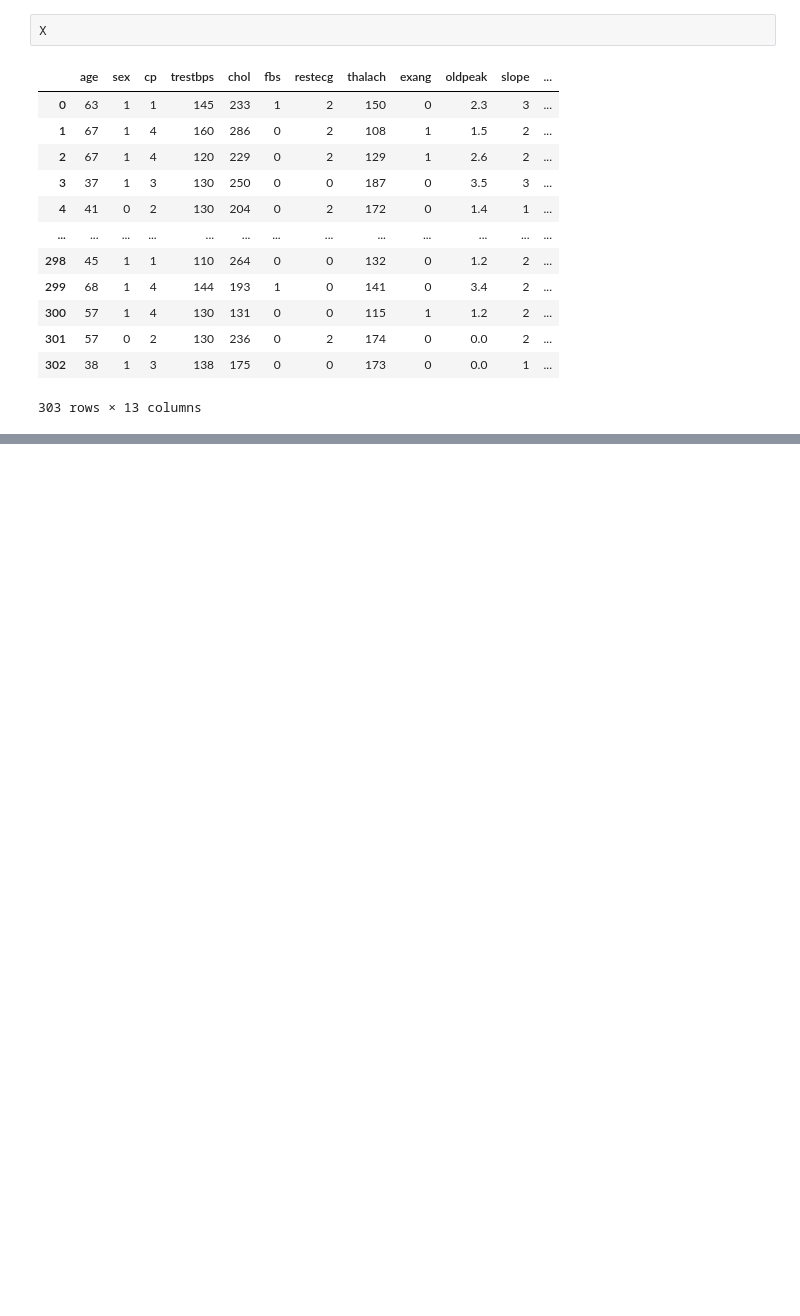
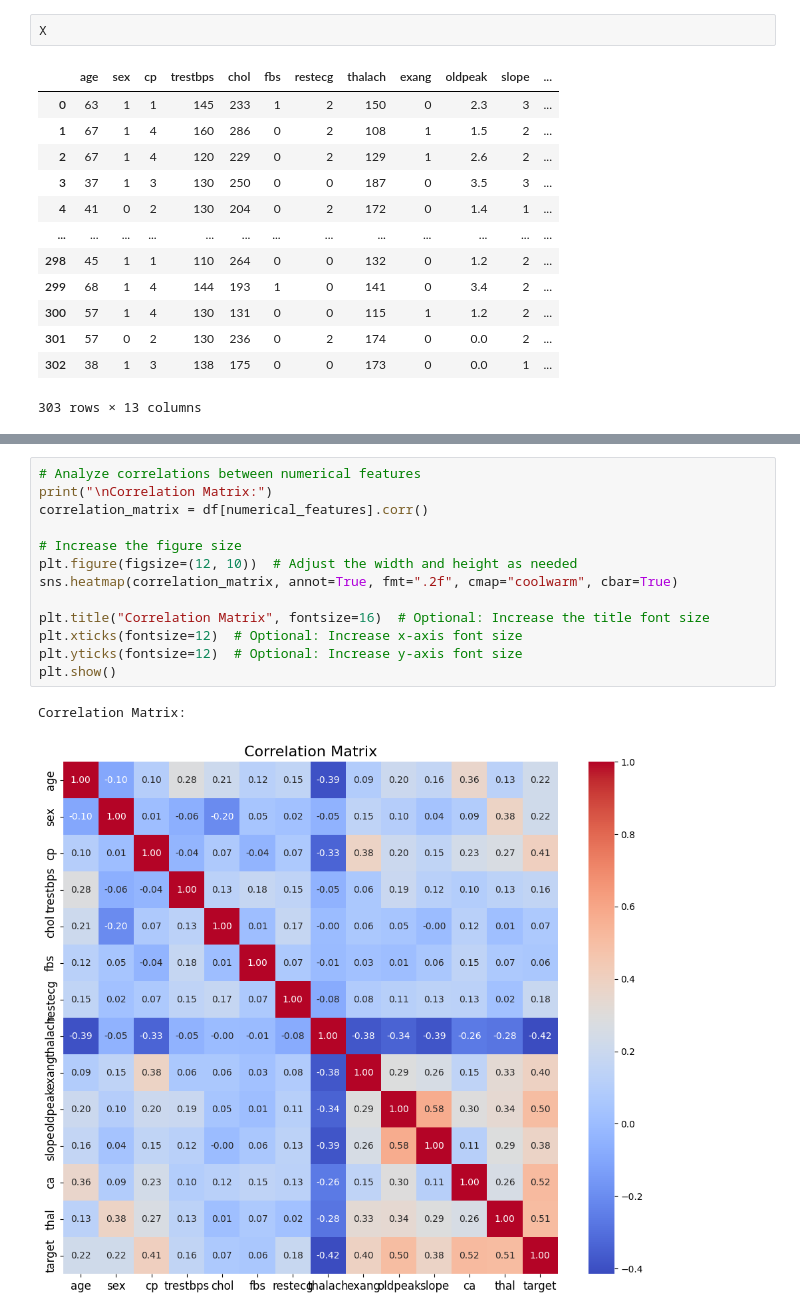
Before and after one commit to Shinkai-nm/data_mining_project1, a Jupyter notebook: Model Experiment /Raw Data/data_downloader.ipynb, the cells around one changed output, grey strips where cells are left out. Drawn from its saved outputs; the diff is of its cells as text; blank space fills up the shorter version.

```diff
--- a/Model Experiment /Raw Data/data_downloader.ipynb
+++ b/Model Experiment /Raw Data/data_downloader.ipynb
@@ -119,0 +185,16 @@ X
+# %%
+# Analyze correlations between numerical features
+print("\nCorrelation Matrix:")
+correlation_matrix = df[numerical_features].corr()
+
+# Increase the figure size
+plt.figure(figsize=(12, 10))  # Adjust the width and height as needed
+sns.heatmap(correlation_matrix, annot=True, fmt=".2f", cmap="coolwarm", cbar=True)
+
+plt.title("Correlation Matrix", fontsize=16)  # Optional: Increase the title font size
+plt.xticks(fontsize=12)  # Optional: Increase x-axis font size
+plt.yticks(fontsize=12)  # Optional: Increase y-axis font size
+plt.show()
+# %% [output]
+Correlation Matrix:
+[figure, added]
```
Also changed, not shown: parts of 16 cells of this notebook, 11 other files.
